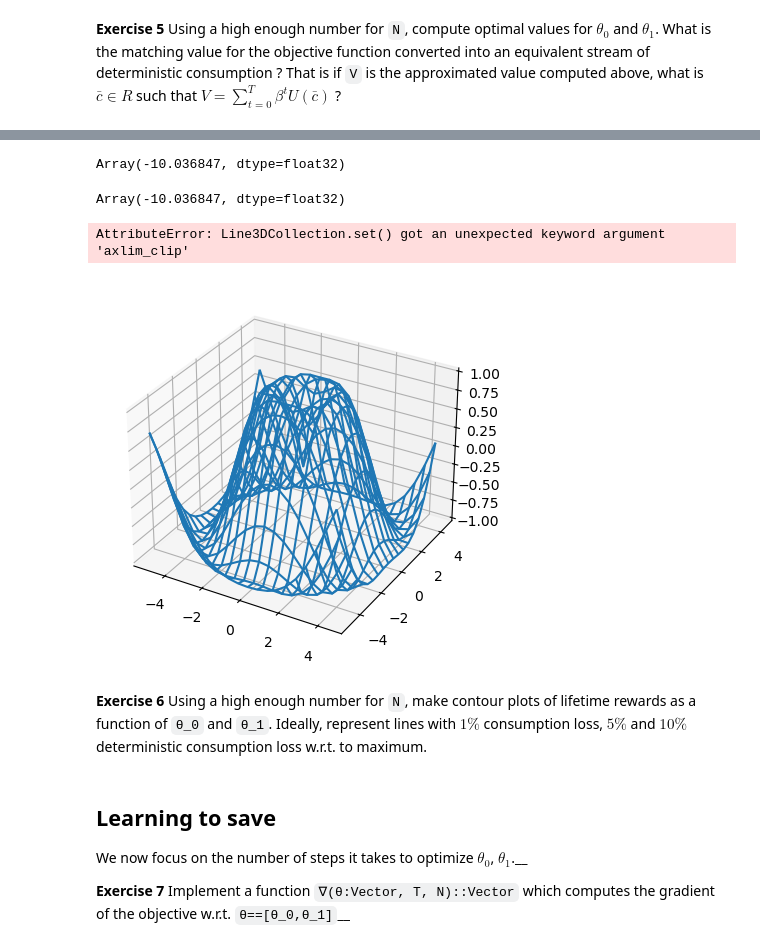
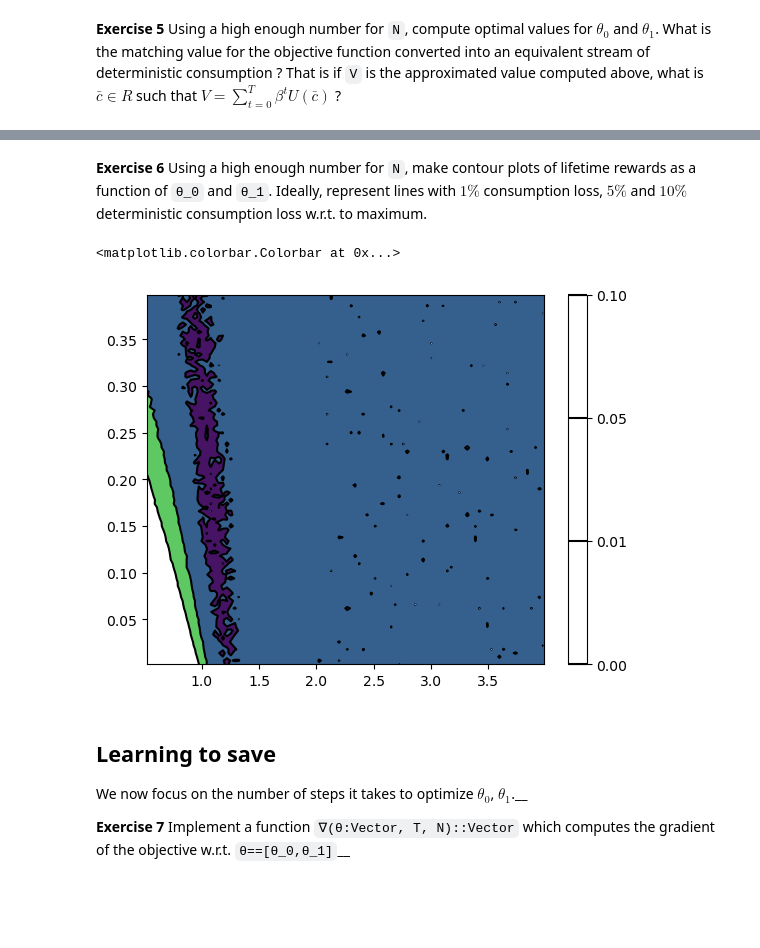
Before and after one commit to albop/bbank_ce_2024, a Jupyter notebook: corrections/lifetime_reward.ipynb, the cells around one changed output, grey strips where cells are left out. Saved outputs shown, nothing was run; the diff lists cells and outputs as text; code cells hidden in the pictures; blank space fills up the shorter version.

```diff
--- a/corrections/lifetime_reward.ipynb
+++ b/corrections/lifetime_reward.ipynb
@@ -424,49 +359,31 @@ plt.colorbar()
-# %%
-vals.max()
-# %% [output]
-Array(-10.036847, dtype=float32)
-# %%
-vals.max()
-# %% [output]
-Array(-10.036847, dtype=float32)
-# %%
-# we can try a 3d plot
-
-import matplotlib.pyplot as plt
-import numpy as np
-
-fig, ax = plt.subplots(subplot_kw={"projection": "3d"})
-
-# Make the data
-x = np.arange(-5, 5, 0.5)
-y = np.arange(-5, 5, 0.5)
-X, Y = np.meshgrid(x, y)
-R = np.sqrt(X**2 + Y**2)
-Z = np.sin(R)
-
-# Default behavior is axlim_clip=False
-ax.plot_wireframe(X, Y, Z, color='C0')
-
-# When axlim_clip=True, note that when a line segment has one vertex outside
-# the view limits, the entire line is hidden. The same is true for 3D patches
-# if one of their vertices is outside the limits (not shown).
-ax.plot_wireframe(X, Y, Z, color='C1', axlim_clip=True)
-
-# In this example, data where x < 0 or z > 0.5 is clipped
-ax.set(xlim=(0, 10), ylim=(-5, 5), zlim=(-1, 0.5))
-ax.legend(['axlim_clip=False (default)', 'axlim_clip=True'])
-
-plt.show()
-# %% [output]
-AttributeError: Line3DCollection.set() got an unexpected keyword argument 'axlim_clip'
-[figure, removed]
 # %% [markdown]
 <span class="theorem-title">**Exercise 6**</span> Using a high enough
 number for `N`, make contour plots of lifetime rewards as a function of
 `θ_0` and `θ_1`. Ideally, represent lines with $1\%$ consumption loss,
 $5\%$ and $10\%$ deterministic consumption loss w.r.t. to maximum.
 # %%
-# your code here
+# we can add the contour lines on the same plot
+#
+levels=[0, 0.01, 0.05, 0.1]
+import matplotlib.pyplot as plt
+import numpy as np
+plt.contourf(
+    np.array(cvals_loss.T),
+    origin='lower',
+    extent=(t0_vec.min(), t0_vec.max(), t1_vec.min(), t1_vec.max()),
+    levels=levels
+)
+plt.contour(
+    np.array(cvals_loss.T),
+    origin='lower',
+    extent=(t0_vec.min(), t0_vec.max(), t1_vec.min(), t1_vec.max()),
+    levels=levels,
+    colors='black'
+)
+plt.colorbar()
+# %% [output]
+<matplotlib.colorbar.Colorbar at 0x...>
+[figure, added]
 # %% [markdown]
 ## Learning to save
 
```
Also changed, not shown: parts of 63 cells of this notebook.
